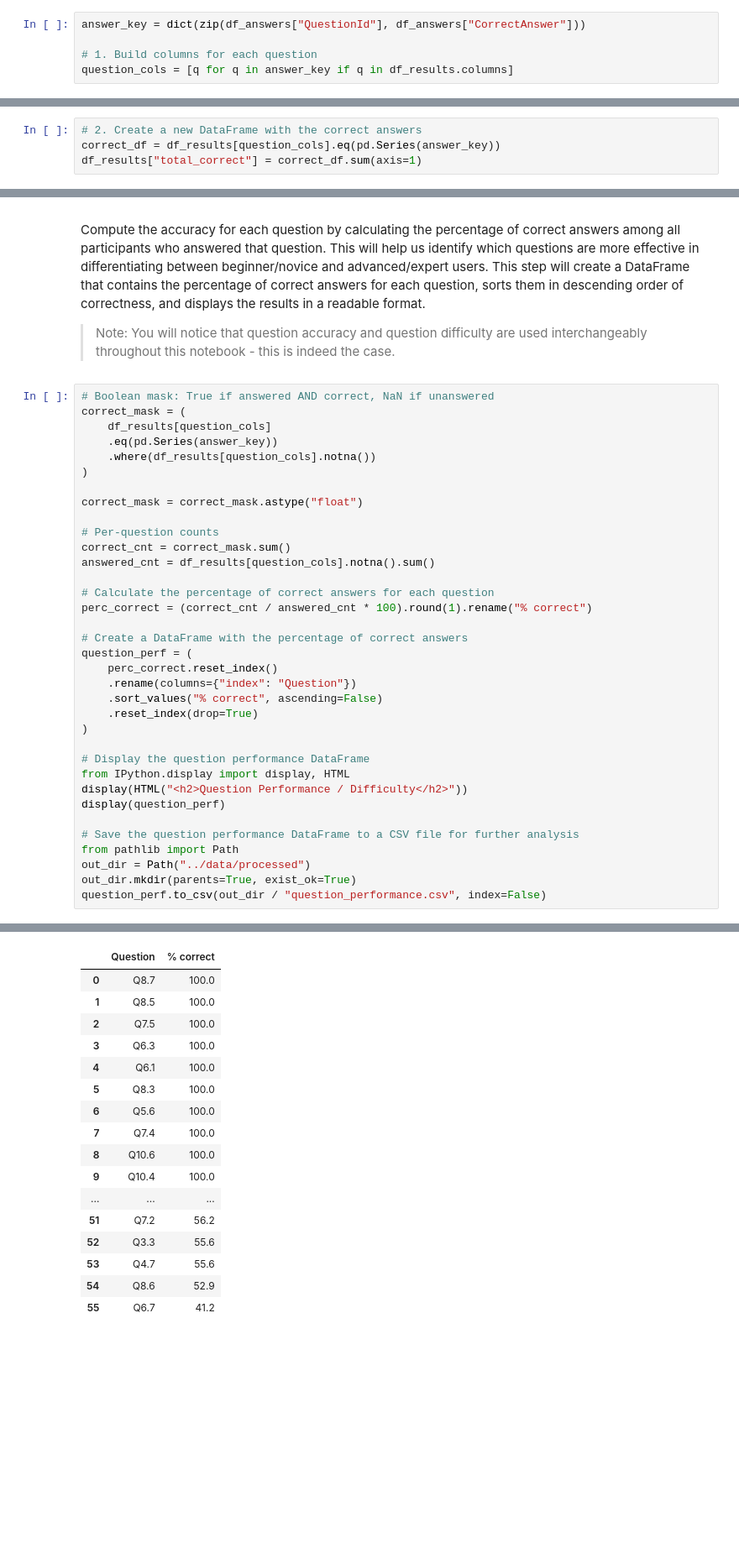
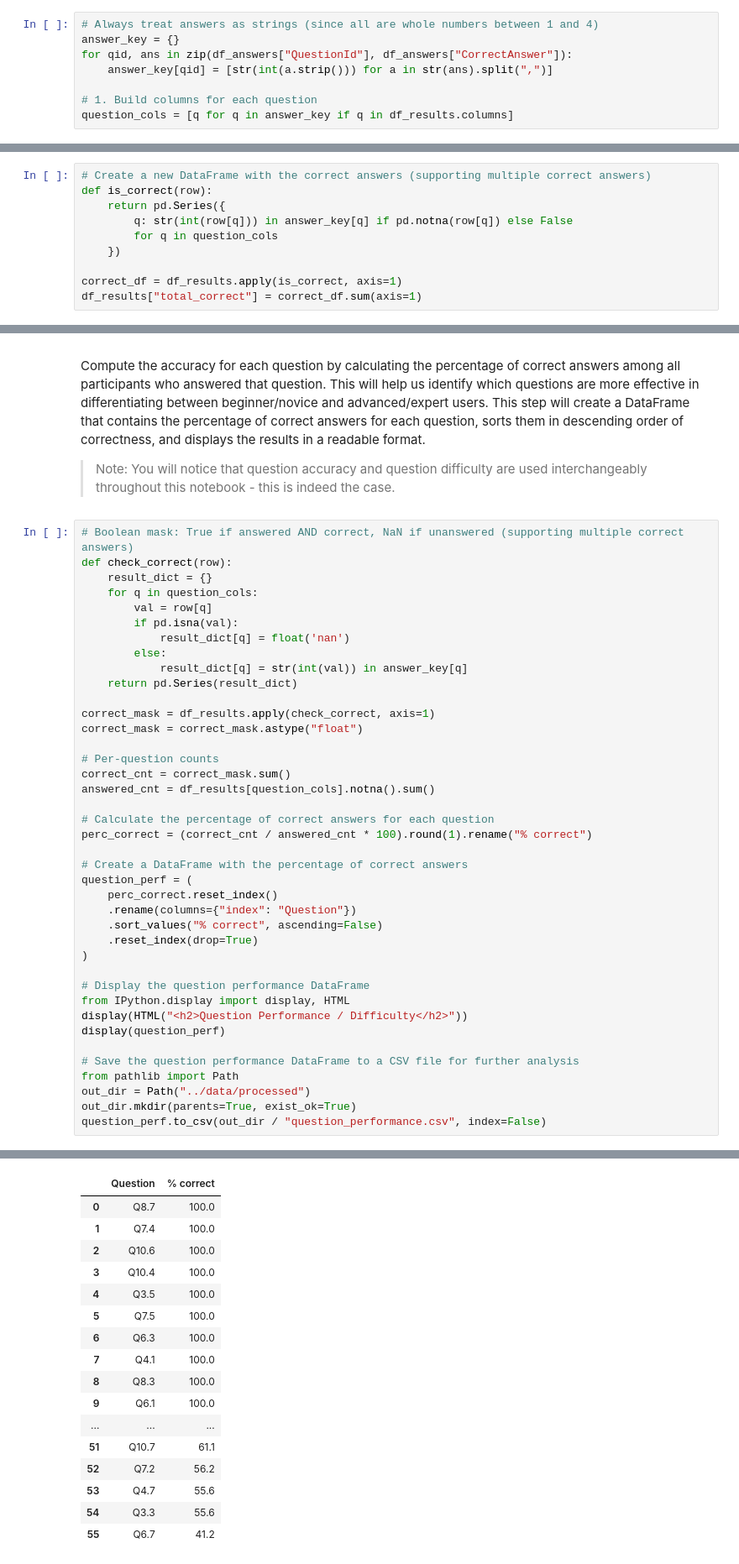
Before and after one commit to alemoraru/exceed-python-skill-assessment, a Jupyter notebook: notebooks/02_detailed_analysis.ipynb, the cells around one changed output, grey strips where cells are left out. Shown: that part at 84% size. Cells and saved outputs as stored; diff of their text form; blank space fills up the shorter version.

```diff
--- a/notebooks/02_detailed_analysis.ipynb
+++ b/notebooks/02_detailed_analysis.ipynb
@@ -66,7 +66,10 @@ df_answers = pd.read_csv(file_path_survey_answers, sep=';')
 
 To calculate the accuracy of the answers, we need to build a DataFrame that contains the correct answers for each question. This DataFrame will be used to compare the participants' responses against the correct answers. This step will create a dictionary that maps each question ID to its correct answer, and then build a list of question columns that are present in the results DataFrame. Note that since we are talking about "correct question answers", this means that we are referring to the questions in blocks 3 to 10 inclusive.
 # %%
-answer_key = dict(zip(df_answers["QuestionId"], df_answers["CorrectAnswer"]))
+# Always treat answers as strings (since all are whole numbers between 1 and 4)
+answer_key = {}
+for qid, ans in zip(df_answers["QuestionId"], df_answers["CorrectAnswer"]):
+    answer_key[qid] = [str(int(a.strip())) for a in str(ans).split(",")]
 
 # 1. Build columns for each question
 question_cols = [q for q in answer_key if q in df_results.columns]
@@ -77,6 +80,12 @@ To determine whether a participant answered a question correctly, we will compar
 # %%
-# 2. Create a new DataFrame with the correct answers
-correct_df = df_results[question_cols].eq(pd.Series(answer_key))
+# Create a new DataFrame with the correct answers (supporting multiple correct answers)
+def is_correct(row):
+    return pd.Series({
+        q: str(int(row[q])) in answer_key[q] if pd.notna(row[q]) else False
+        for q in question_cols
+    })
+
+correct_df = df_results.apply(is_correct, axis=1)
 df_results["total_correct"] = correct_df.sum(axis=1)
 # %% [markdown]
 ## Step 3: Compute Accuracy for Each Question
@@ -85,58 +94,63 @@ Compute the accuracy for each question by calculating the percentage of correct
 
 > Note: You will notice that question accuracy and question difficulty are used interchangeably throughout this notebook - this is indeed the case.
 # %%
-# Boolean mask: True if answered AND correct, NaN if unanswered
-correct_mask = (
-    df_results[question_cols]
-    .eq(pd.Series(answer_key))
-    .where(df_results[question_cols].notna())
-)
+# Boolean mask: True if answered AND correct, NaN if unanswered (supporting multiple correct answers)
+def check_correct(row):
+    result_dict = {}
+    for q in question_cols:
+        val = row[q]
+        if pd.isna(val):
+            result_dict[q] = float('nan')
+        else:
+            result_dict[q] = str(int(val)) in answer_key[q]
+    return pd.Series(result_dict)
 
+correct_mask = df_results.apply(check_correct, axis=1)
 correct_mask = correct_mask.astype("float")
 
 # Per-question counts
 correct_cnt = correct_mask.sum()
 answered_cnt = df_results[question_cols].notna().sum()
 
 # Calculate the percentage of correct answers for each question
 perc_correct = (correct_cnt / answered_cnt * 100).round(1).rename("% correct")
 
 # Create a DataFrame with the percentage of correct answers
 question_perf = (
     perc_correct.reset_index()
     .rename(columns={"index": "Question"})
     .sort_values("% correct", ascending=False)
     .reset_index(drop=True)
 )
 
 # Display the question performance DataFrame
 from IPython.display import display, HTML
 display(HTML("<h2>Question Performance / Difficulty</h2>"))
 display(question_perf)
 
 # Save the question performance DataFrame to a CSV file for further analysis
 from pathlib import Path
 out_dir = Path("../data/processed")
 out_dir.mkdir(parents=True, exist_ok=True)
 question_perf.to_csv(out_dir / "question_performance.csv", index=False)
 # %% [output]
 Question Performance / Difficulty
 |  | Question | % correct |
 | 0 | Q8.7 | 100.0 |
-| 1 | Q8.5 | 100.0 |
-| 2 | Q7.5 | 100.0 |
-| 3 | Q6.3 | 100.0 |
-| 4 | Q6.1 | 100.0 |
-| 5 | Q8.3 | 100.0 |
-| 6 | Q5.6 | 100.0 |
-| 7 | Q7.4 | 100.0 |
-| 8 | Q10.6 | 100.0 |
-| 9 | Q10.4 | 100.0 |
+| 1 | Q7.4 | 100.0 |
+| 2 | Q10.6 | 100.0 |
+| 3 | Q10.4 | 100.0 |
+| 4 | Q3.5 | 100.0 |
+| 5 | Q7.5 | 100.0 |
+| 6 | Q6.3 | 100.0 |
+| 7 | Q4.1 | 100.0 |
+| 8 | Q8.3 | 100.0 |
+| 9 | Q6.1 | 100.0 |
 | ... | ... | ... |
-| 51 | Q7.2 | 56.2 |
-| 52 | Q3.3 | 55.6 |
+| 51 | Q10.7 | 61.1 |
+| 52 | Q7.2 | 56.2 |
 | 53 | Q4.7 | 55.6 |
-| 54 | Q8.6 | 52.9 |
+| 54 | Q3.3 | 55.6 |
 | 55 | Q6.7 | 41.2 |
 # %% [markdown]
 ## Step 4: Calculate Question (i.e., item) Difficulty and Discrimination
```
Also changed, not shown: parts of 6 cells of this notebook, 7 other files.
